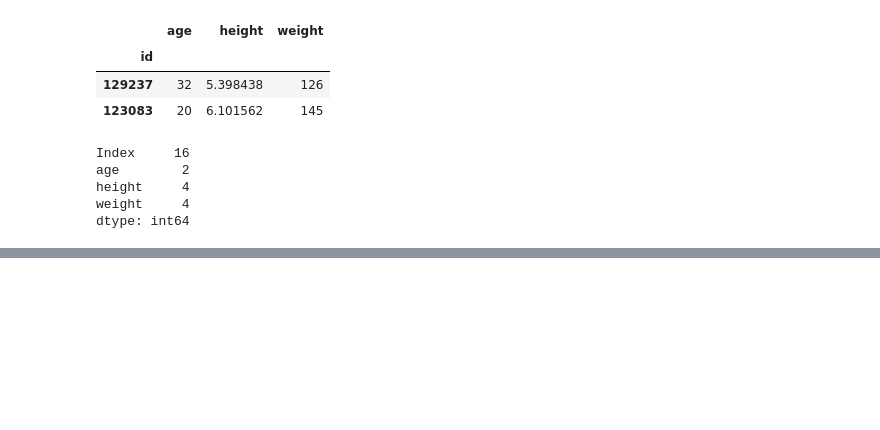
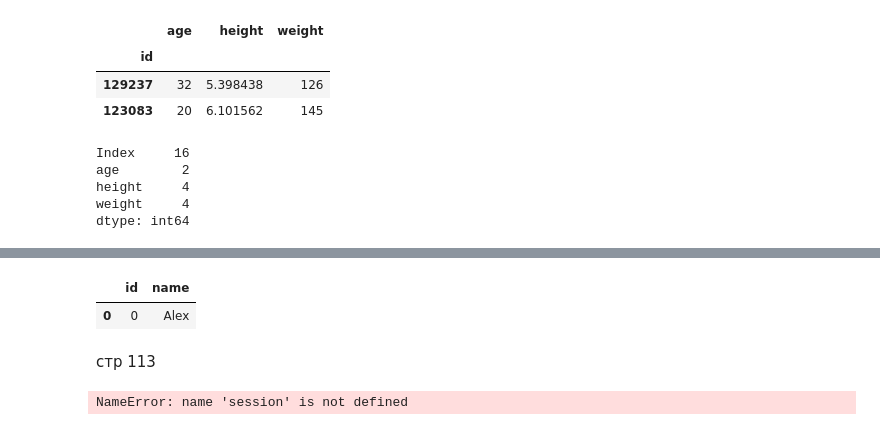
Before and after one commit to 1mmo/data-analysis-handbook, a Jupyter notebook: handbook/Working with data/Pandas.ipynb, the cells around one changed output, grey strips where cells are left out. Drawn from its saved outputs; the diff is of its cells as text; code cells hidden in the pictures; blank space fills up the shorter version.

```diff
--- a/handbook/Working with data/Pandas.ipynb
+++ b/handbook/Working with data/Pandas.ipynb
@@ -2444,0 +2590,30 @@ dtype: int64
+# %%
+from sqlalchemy import create_engine
+from sqlalchemy.orm import sessionmaker, declarative_base
+from sqlalchemy import Column, Integer, String
+
+
+Base = declarative_base()
+
+SQLITE_URL = "sqlite://"
+POSTGRES_URL = "postgresql://postgres@localhost:5432"
+
+class User(Base):
+    __tablename__ = 'user'
+    id = Column(Integer, primary_key=True)
+    name = Column(String(50))
+
+
+engine = create_engine(SQLITE_URL)
+Session = sessionmaker(bind=engine)
+
+def create_tables():
+    Base.metadata.create_all(engine)
+
+
+def add_user():
+    session = Session()
+    user = User(id=0, name='Alex')
+    session.add(user)
+    session.commit()
+    session.close()
@@ -2444,0 +2628,15 @@ dtype: int64
+# %%
+pd.read_sql(
+    sql=User.__tablename__,
+    con=engine,
+    columns=["id", "name"],
+)
+# %% [output]
+|  | id | name |
+| 0 | 0 | Alex |
+# %% [markdown]
+стр 113
+# %%
+session =
+# %% [output]
+NameError: name 'session' is not defined
```
Also changed, not shown: parts of 18 cells of this notebook, 2 other files.
